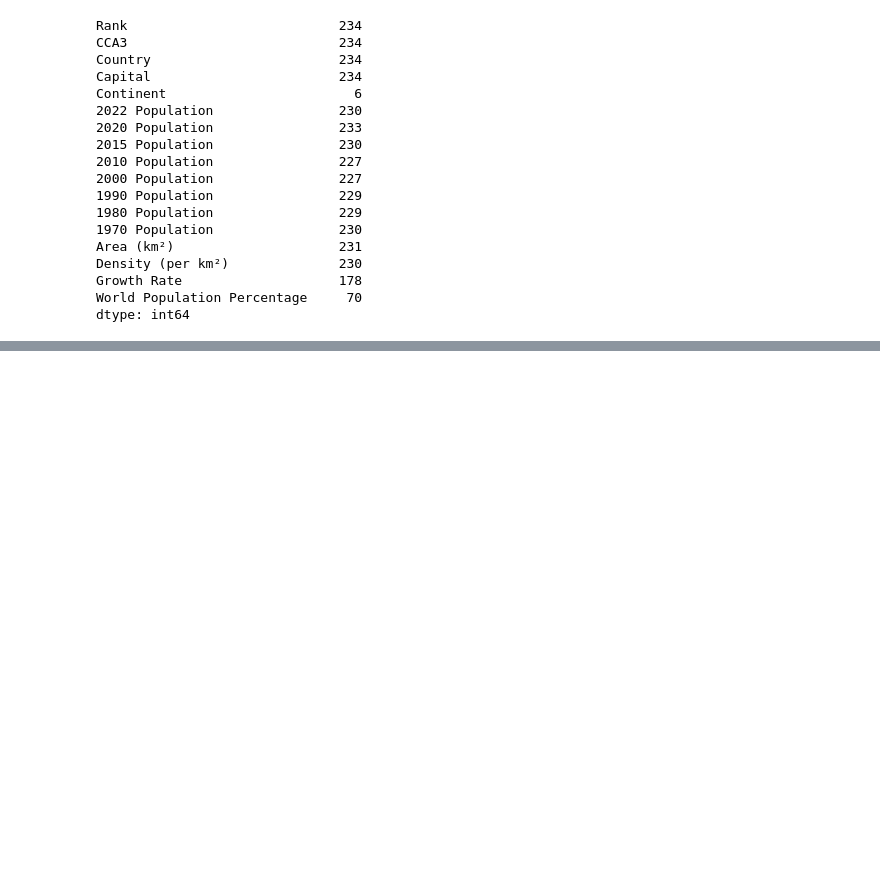
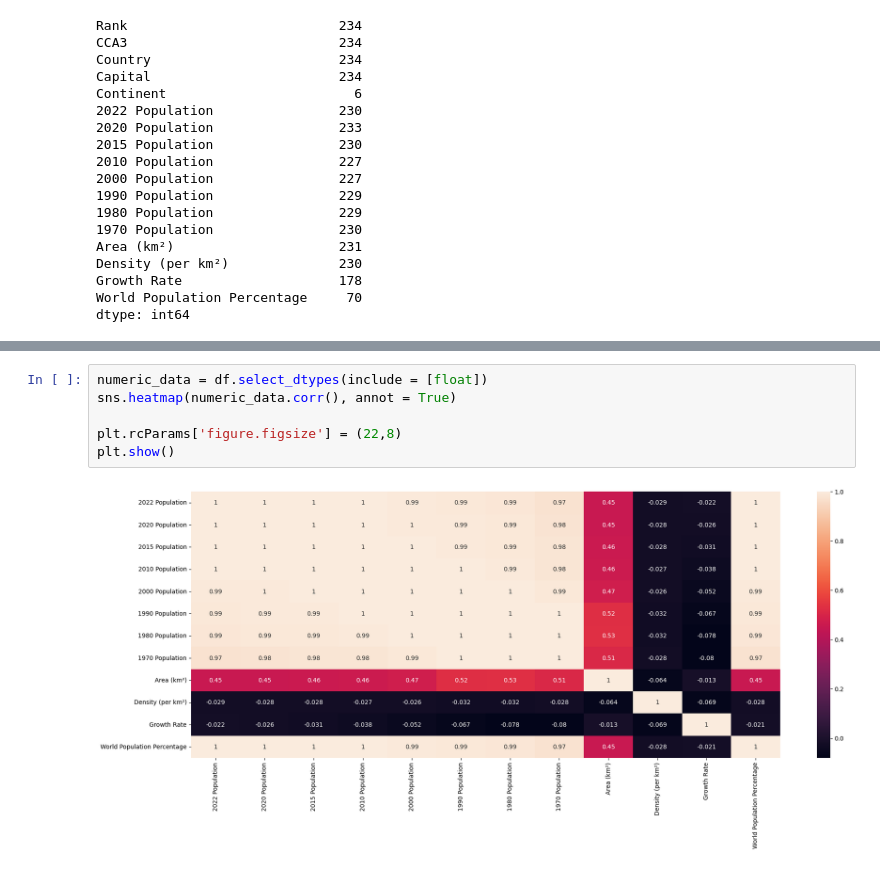
Before and after one commit to Abdullah-SE26/world-population-eda-project, a Jupyter notebook: 01_exploratory_analysis.ipynb, the cells around one changed output, grey strips where cells are left out. Drawn from its saved outputs; the diff is of its cells as text; blank space fills up the shorter version.

Commit message:
Creating a heatmap based on our correlation data

```diff
--- a/01_exploratory_analysis.ipynb
+++ b/01_exploratory_analysis.ipynb
@@ -140,3 +140,11 @@ df.corr(numeric_only= True)
 | Density (per km²) | 0.13 | -0.03 | -0.03 | -0.03 | -0.03 | -0.03 | ... |
 | Growth Rate | -0.22 | -0.02 | -0.03 | -0.03 | -0.04 | -0.05 | ... |
 | World Population Percentage | -0.36 | 1.00 | 1.00 | 1.00 | 1.00 | 0.99 | ... |
+# %%
+numeric_data = df.select_dtypes(include = [float])
+sns.heatmap(numeric_data.corr(), annot = True)
+
+plt.rcParams['figure.figsize'] = (22,8)
+plt.show()
+# %% [output]
+[figure, added]
```
